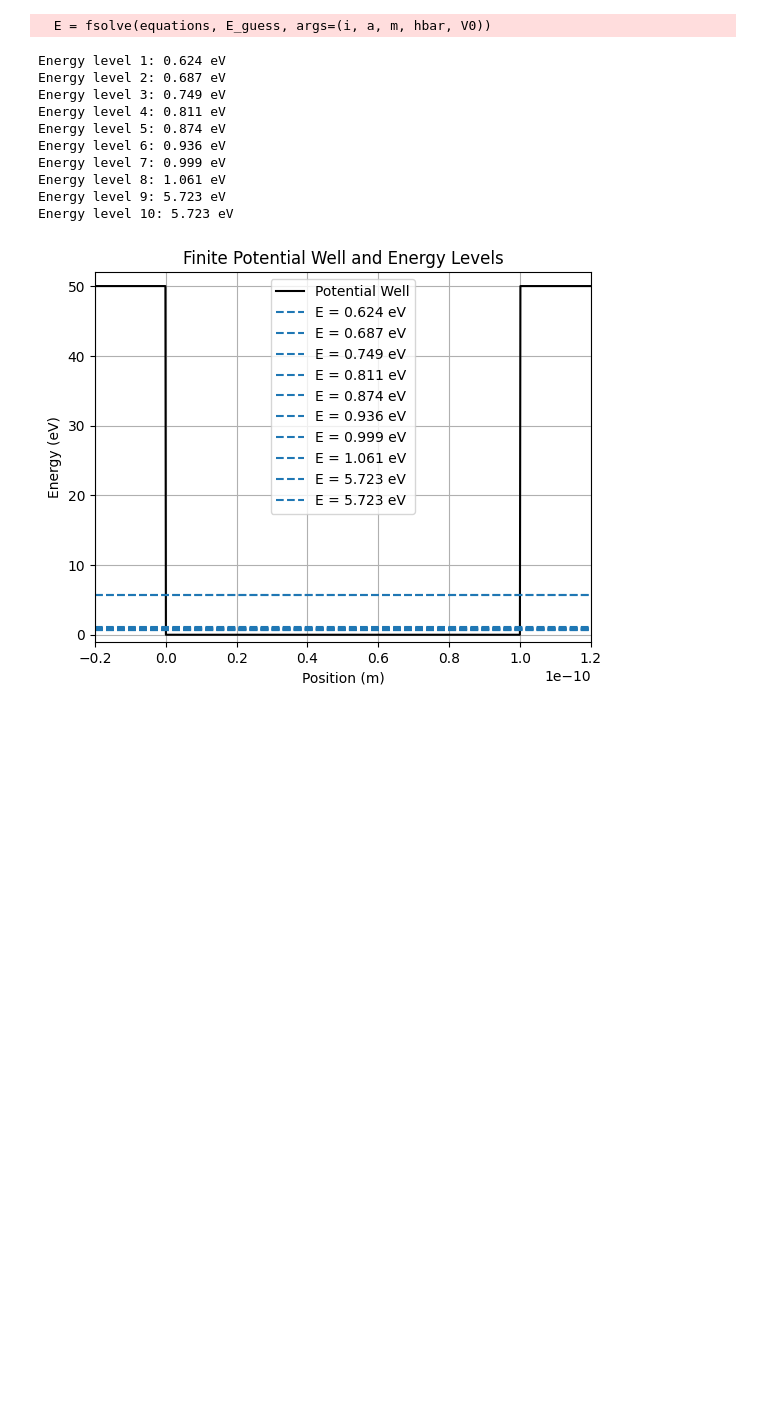
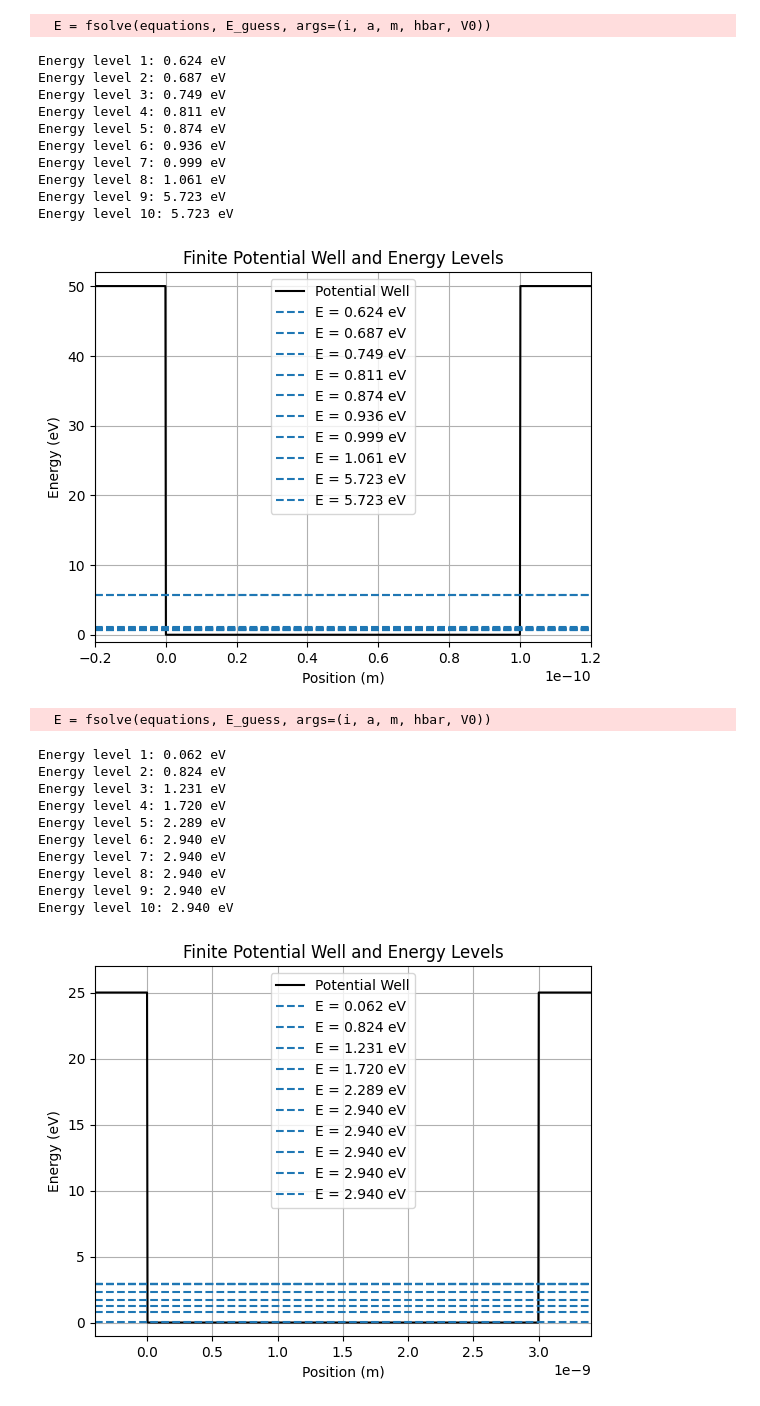
Before and after one commit to navgaur/QM1_UGCF, a Jupyter notebook: Quantum_Mech_1_UGCF.ipynb, the cells around one changed output. Saved outputs shown, nothing was run; the diff lists cells and outputs as text; code cells hidden in the pictures; blank space fills up the shorter version.

```diff
--- a/Quantum_Mech_1_UGCF.ipynb
+++ b/Quantum_Mech_1_UGCF.ipynb
@@ -241,3 +241,75 @@ Energy level 8: 1.061 eV
 Energy level 9: 5.723 eV
 Energy level 10: 5.723 eV
 [figure]
+# %%
+import numpy as np
+from scipy.optimize import fsolve
+import matplotlib.pyplot as plt
+
+# Constants
+hbar = 1.0545718e-34  # Reduced Planck's constant (J*s)
+m = 9.10938356e-31    # Mass of the electron (kg)
+a = 3e-9             # Width of the well (meters)
+V0 = 25 * 1.60218e-19 # Depth of the well (Joules) - 50 eV in Joules
+
+# Transcendental equations
+def equations(E, n, a, m, hbar, V0):
+    k = np.sqrt(2 * m * E) / hbar
+    kappa = np.sqrt(2 * m * (V0 - E)) / hbar
+    return k * np.tan(k * a) - kappa
+
+# Convert energy to eV for easier interpretation
+def energy_to_eV(E):
+    return E / 1.60218e-19
+
+# Find energy levels
+def find_energy_levels(n, a, m, hbar, V0, E_guess):
+    energy_levels = []
+    for i in range(1, n + 1):
+        E = fsolve(equations, E_guess, args=(i, a, m, hbar, V0))
+        energy_levels.append(E[0])
+        E_guess = E[0] + 1e-20  # Small increment to find next level
+    return energy_levels
+
+# Parameters
+n_levels = 10  # Number of energy levels to find
+E_guess = 1e-20 # 1e-19  # Initial guess for energy (Joules)
+
+# Find the energy levels
+energy_levels = find_energy_levels(n_levels, a, m, hbar, V0, E_guess)
+
+# Convert energy levels to eV for display
+energy_levels_eV = [energy_to_eV(E) for E in energy_levels]
+
+# Print the energy levels in eV
+for i, E in enumerate(energy_levels_eV):
+    print(f"Energy level {i + 1}: {E:.3f} eV")
+
+# Plot the potential well and energy levels
+x = np.linspace(-0.4e-9, 3.4e-9, 1000)
+V = np.piecewise(x, [x < 0, (0 <= x) & (x <= a), x > a], [V0, 0, V0])
+
+plt.plot(x, V / 1.60218e-19, 'k-', label='Potential Well')
+for E in energy_levels:
+    plt.axhline(y=energy_to_eV(E), linestyle='--', label=f'E = {energy_to_eV(E):.3f} eV')
+plt.xlim(-0.4e-9, 3.4e-9)
+plt.ylim(-1, V0 / 1.60218e-19 + 2)
+plt.xlabel('Position (m)')
+plt.ylabel('Energy (eV)')
+plt.title('Finite Potential Well and Energy Levels')
+plt.legend()
+plt.grid(True)
+plt.show()
+# %% [output]
+  E = fsolve(equations, E_guess, args=(i, a, m, hbar, V0))
+Energy level 1: 0.062 eV
+Energy level 2: 0.824 eV
+Energy level 3: 1.231 eV
+Energy level 4: 1.720 eV
+Energy level 5: 2.289 eV
+Energy level 6: 2.940 eV
+Energy level 7: 2.940 eV
+Energy level 8: 2.940 eV
+Energy level 9: 2.940 eV
+Energy level 10: 2.940 eV
+[figure, added]
```
